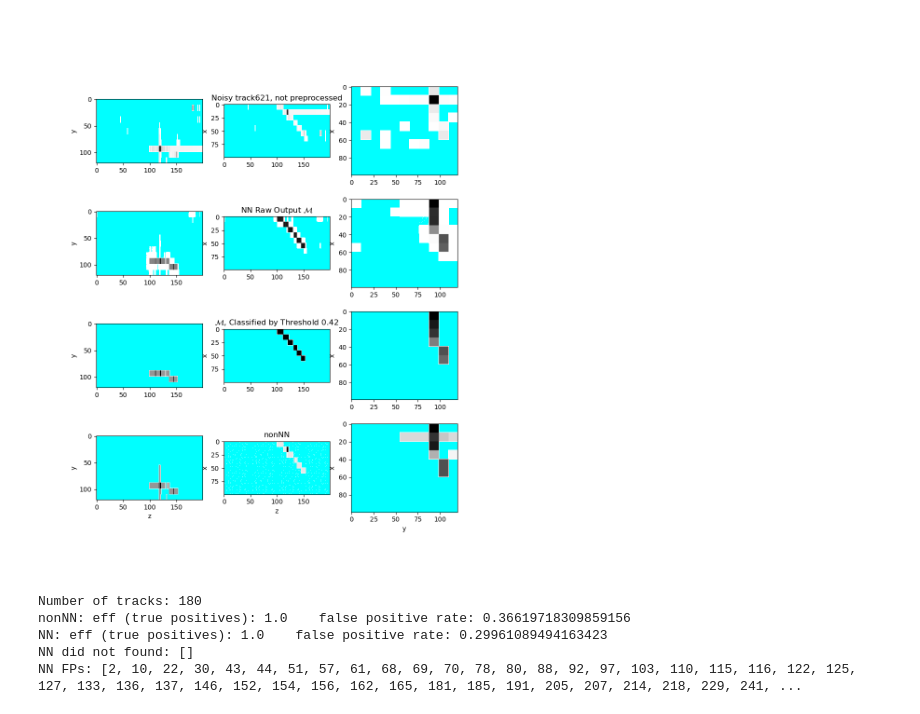
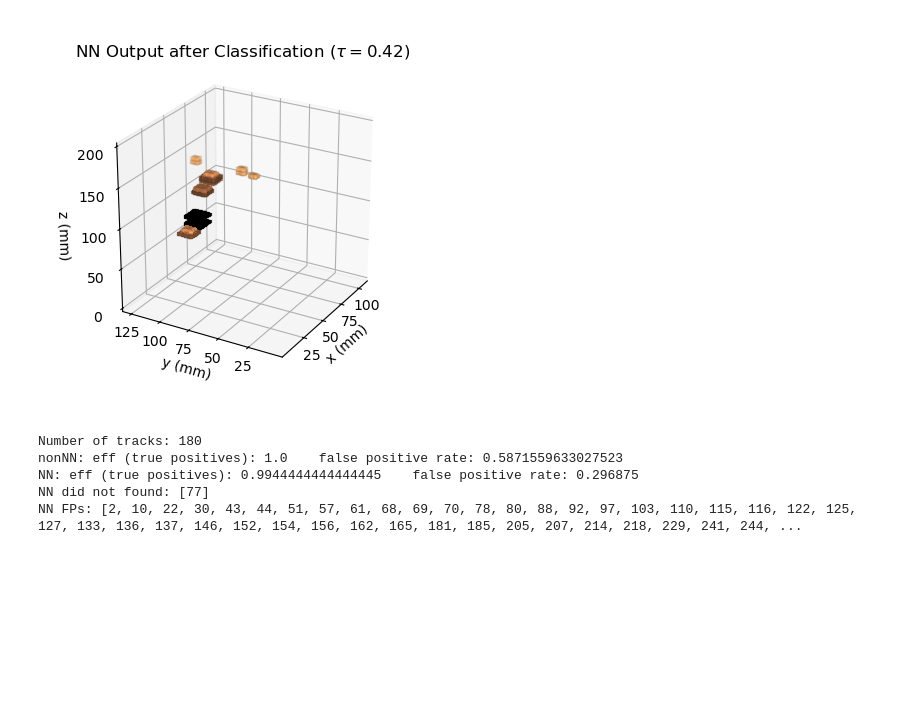
Before and after one commit to gajdosmatej/track_denoiser, a Jupyter notebook: analysis.ipynb, the cells around one changed output. Drawn from its saved outputs; the diff is of its cells as text; code cells hidden in the pictures; blank space fills up the shorter version.

```diff
--- a/analysis.ipynb
+++ b/analysis.ipynb
@@ -199,39 +130,28 @@ for index in crosstalk_indices:
 # %%
 # Crosstalk example
 
-crosstalk_indices = [103, 124, 139, 141, 142, 158, 174, 207, 225, 233, 257, 278, 287, 299, 336, 340, 398, 421, 423, 432, 436, 499, 511, 512, 515, 522, 528, 591, 596, 597, 615, 620, 621, 622]	# Visually found
+crosstalk_indices = [103, 124, 139, 158, 174, 207, 225, 278, 299, 336, 340, 398, 432, 499, 511, 515, 522, 528, 591, 596, 620, 621]	# Visually found
 index = numpy.random.choice(crosstalk_indices)
 
 noisy_event = noisy_with_E[index]
 preprocessed_event = noisy[index]
 nonNN_reconstruction = numpy.where( clean[index] > 1e-6, 1, 0)
 NN_raw_reconstruction = modelAPI.evaluateSingleEvent(preprocessed_event)
 NN_classification = modelAPI.classify(NN_raw_reconstruction)
 def upsample(event):
 	return numpy.repeat(numpy.repeat( numpy.copy(event) , 10, axis=0), 11, axis=1)[:100,:120,:200]
 fig = matplotlib.pyplot.gcf()
 matplotlib.pyplot.close(fig)
-fig, ax = matplotlib.pyplot.subplots(4,3)
-fig.set_size_inches(10, 12)
-#fig.tight_layout()
-proj_type = ["zy","zx","yx"]
-for axis in [0,1,2]:
-	ax[0,axis].imshow(numpy.sum(upsample( noisy_event ), axis), cmap, vmin=numpy.min([1e-6, numpy.max(noisy_event)])/2)
-	ax[1,axis].imshow(numpy.sum(upsample( NN_raw_reconstruction ), axis), cmap, vmin=numpy.min([1e-6, numpy.max(NN_raw_reconstruction)])/2)
-	#ax[2,axis].imshow(numpy.sum(upsample( NN_multiply_reconstruction ), axis), cmap, vmin=numpy.min([1e-6, numpy.max(NN_multiply_reconstruction)])/2)
-	ax[2,axis].imshow(numpy.sum(upsample( NN_classification ), axis), cmap, vmin=numpy.min([1e-6, numpy.max(NN_classification)])/2)
-	ax[3,axis].imshow(numpy.sum(upsample( nonNN_reconstruction ), axis), cmap, vmin=numpy.min([1e-6, numpy.max(nonNN_reconstruction)])/2)
-	for j in range(4):
-		ax[j,axis].set_ylabel(proj_type[axis][1])
-	ax[-1,axis].set_xlabel(proj_type[axis][0])
-ax[0,1].set_title("Noisy " + names[index] + ", not preprocessed")
-ax[1,1].set_title(r"NN Raw Output $\mathcal{M}$")
-#ax[2,1].set_title(r"$\text{Noisy} \cdot \mathcal{M}$")
-ax[2,1].set_title(r"$\mathcal{M}$, Classified by Threshold " + str(modelAPI.threshold))
-ax[3,1].set_title("nonNN")
+
+fig, ax = Plotting.plot3D(numpy.where(X17_reconstructions[index-100]>0.42,X17_noisy[index-100],0), r"NN Output after Classification ($\tau=0.42$)", elev=25, azimuth=-150)
+ax.set_box_aspect((1, 1, 1))
+ax.set_xticks([25,50,75,100])
+ax.set_yticks([25,50,75,100,125])
+
+fig.set_size_inches(4,4)	#4,5
 matplotlib.pyplot.show()
 # %% [output]
-[figure, old version]
+[figure, new version]
 # %%
 # Compare recognition with ground truth
 
@@ -291,7 +227,7 @@ print("NN did not found:", unfound_tracks_NN)
 print("NN FPs:", false_positives_NN)
 # %% [output]
 Number of tracks: 180
-nonNN: eff (true positives): 1.0    false positive rate: 0.36619718309859156
-NN: eff (true positives): 1.0    false positive rate: 0.29961089494163423
-NN did not found: []
-NN FPs: [2, 10, 22, 30, 43, 44, 51, 57, 61, 68, 69, 70, 78, 80, 88, 92, 97, 103, 110, 115, 116, 122, 125, 127, 133, 136, 137, 146, 152, 154, 156, 162, 165, 181, 185, 191, 205, 207, 214, 218, 229, 241, ...
+nonNN: eff (true positives): 1.0    false positive rate: 0.5871559633027523
+NN: eff (true positives): 0.9944444444444445    false positive rate: 0.296875
+NN did not found: [77]
+NN FPs: [2, 10, 22, 30, 43, 44, 51, 57, 61, 68, 69, 70, 78, 80, 88, 92, 97, 103, 110, 115, 116, 122, 125, 127, 133, 136, 137, 146, 152, 154, 156, 162, 165, 181, 185, 205, 207, 214, 218, 229, 241, 244, ...
```
Also changed, not shown: parts of 19 cells of this notebook.
